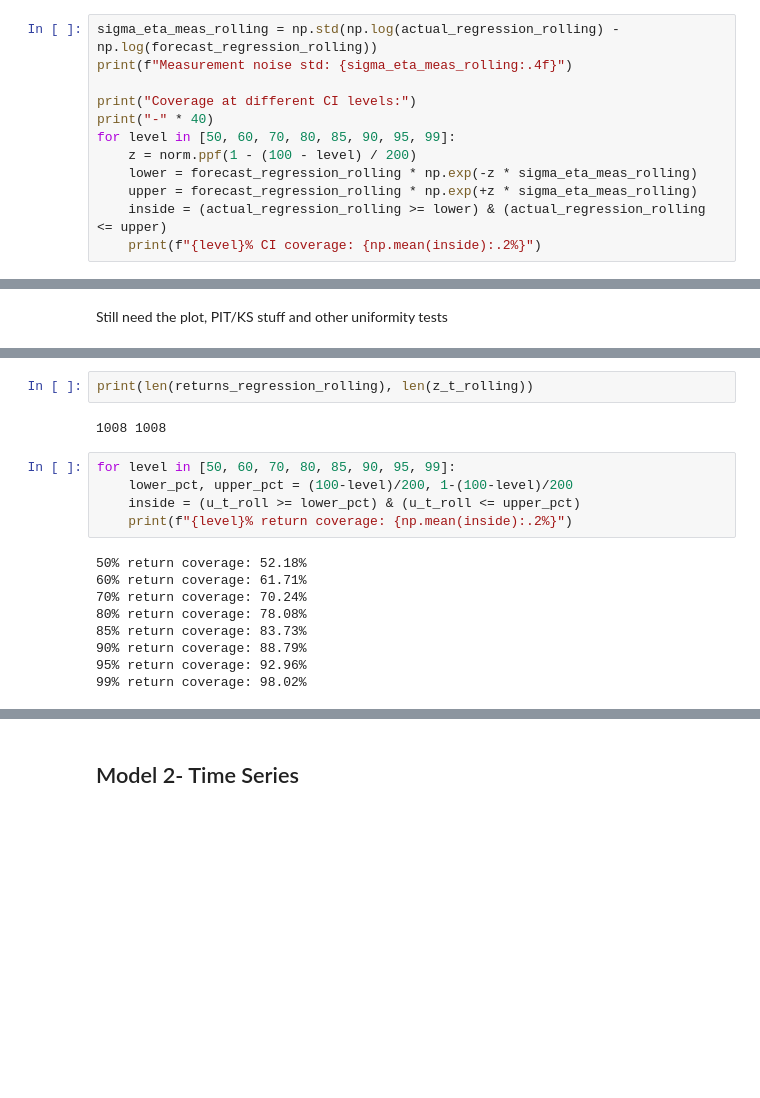
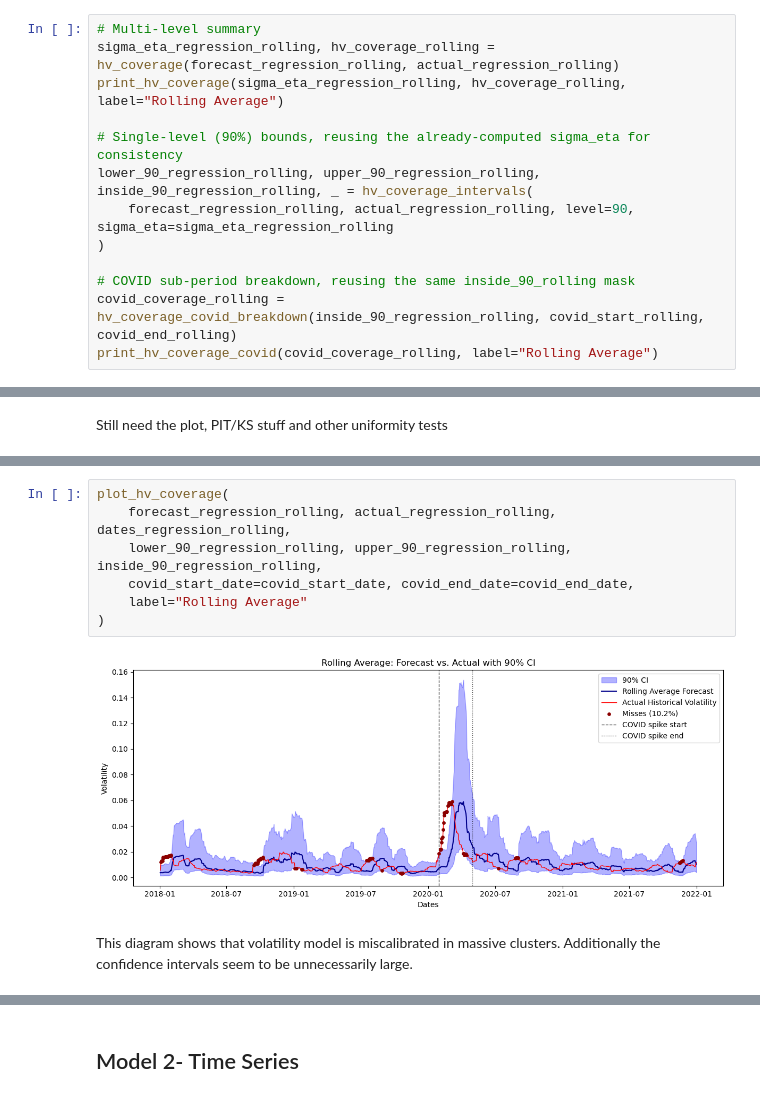
Before and after one commit to aditbasu1324/Volatility-Modelling-Through-Bayesian-Methods, a Jupyter notebook: Bayesian II-Copy3.ipynb, the cells around one changed output, grey strips where cells are left out. Saved outputs shown, nothing was run; the diff lists cells and outputs as text; blank space fills up the shorter version.

```diff
--- a/Bayesian II-Copy3.ipynb
+++ b/Bayesian II-Copy3.ipynb
@@ -330,13 +347,14 @@ print(hv_coverage_rolling)
 # %%
-sigma_eta_meas_rolling = np.std(np.log(actual_regression_rolling) - np.log(forecast_regression_rolling))
-print(f"Measurement noise std: {sigma_eta_meas_rolling:.4f}")
+# Multi-level summary
+sigma_eta_regression_rolling, hv_coverage_rolling = hv_coverage(forecast_regression_rolling, actual_regression_rolling)
+print_hv_coverage(sigma_eta_regression_rolling, hv_coverage_rolling, label="Rolling Average")
 
-print("Coverage at different CI levels:")
-print("-" * 40)
-for level in [50, 60, 70, 80, 85, 90, 95, 99]:
-    z = norm.ppf(1 - (100 - level) / 200)
-    lower = forecast_regression_rolling * np.exp(-z * sigma_eta_meas_rolling)
-    upper = forecast_regression_rolling * np.exp(+z * sigma_eta_meas_rolling)
-    inside = (actual_regression_rolling >= lower) & (actual_regression_rolling <= upper)
-    print(f"{level}% CI coverage: {np.mean(inside):.2%}")
+# Single-level (90%) bounds, reusing the already-computed sigma_eta for consistency
+lower_90_regression_rolling, upper_90_regression_rolling, inside_90_regression_rolling, _ = hv_coverage_intervals(
+    forecast_regression_rolling, actual_regression_rolling, level=90, sigma_eta=sigma_eta_regression_rolling
+)
+
+# COVID sub-period breakdown, reusing the same inside_90_rolling mask
+covid_coverage_rolling = hv_coverage_covid_breakdown(inside_90_regression_rolling, covid_start_rolling, covid_end_rolling)
+print_hv_coverage_covid(covid_coverage_rolling, label="Rolling Average")
 # %% [output]
@@ -595,18 +410,11 @@ Error:
-# %%
-print(len(returns_regression_rolling), len(z_t_rolling))
-# %% [output]
-1008 1008
-# %%
-for level in [50, 60, 70, 80, 85, 90, 95, 99]:
-    lower_pct, upper_pct = (100-level)/200, 1-(100-level)/200
-    inside = (u_t_roll >= lower_pct) & (u_t_roll <= upper_pct)
-    print(f"{level}% return coverage: {np.mean(inside):.2%}")
-# %% [output]
-50% return coverage: 52.18%
-60% return coverage: 61.71%
-70% return coverage: 70.24%
-80% return coverage: 78.08%
-85% return coverage: 83.73%
-90% return coverage: 88.79%
-95% return coverage: 92.96%
-99% return coverage: 98.02%
+# %%
+plot_hv_coverage(
+    forecast_regression_rolling, actual_regression_rolling, dates_regression_rolling,
+    lower_90_regression_rolling, upper_90_regression_rolling, inside_90_regression_rolling,
+    covid_start_date=covid_start_date, covid_end_date=covid_end_date,
+    label="Rolling Average"
+)
+# %% [output]
+[figure, added]
+# %% [markdown]
+This diagram shows that volatility model is miscalibrated in massive clusters. Additionally the confidence intervals seem to be unnecessarily large.
```
Also changed, not shown: parts of 50 cells of this notebook, 4 other files.
